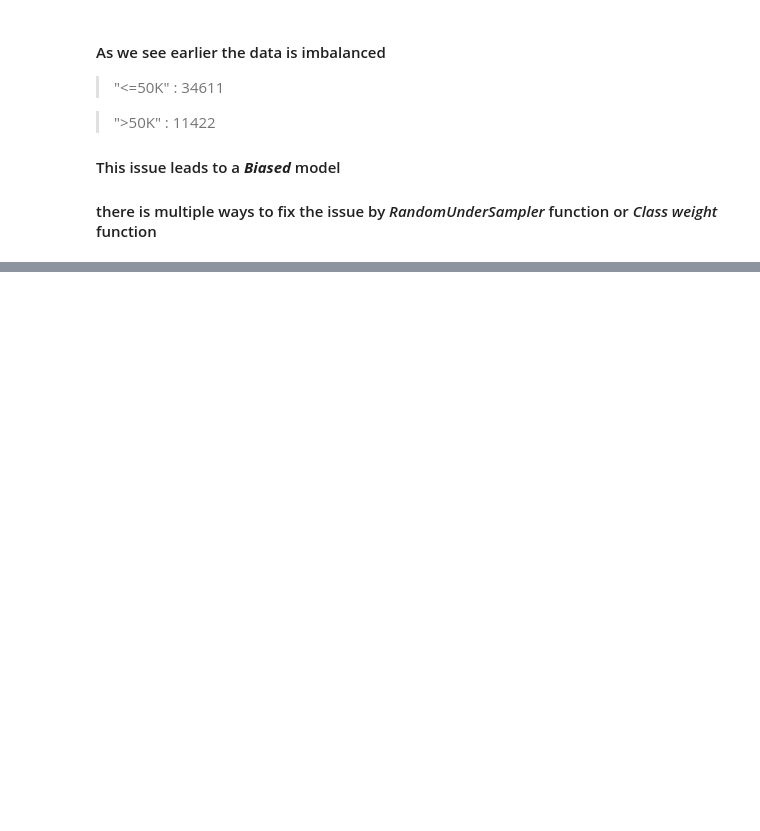
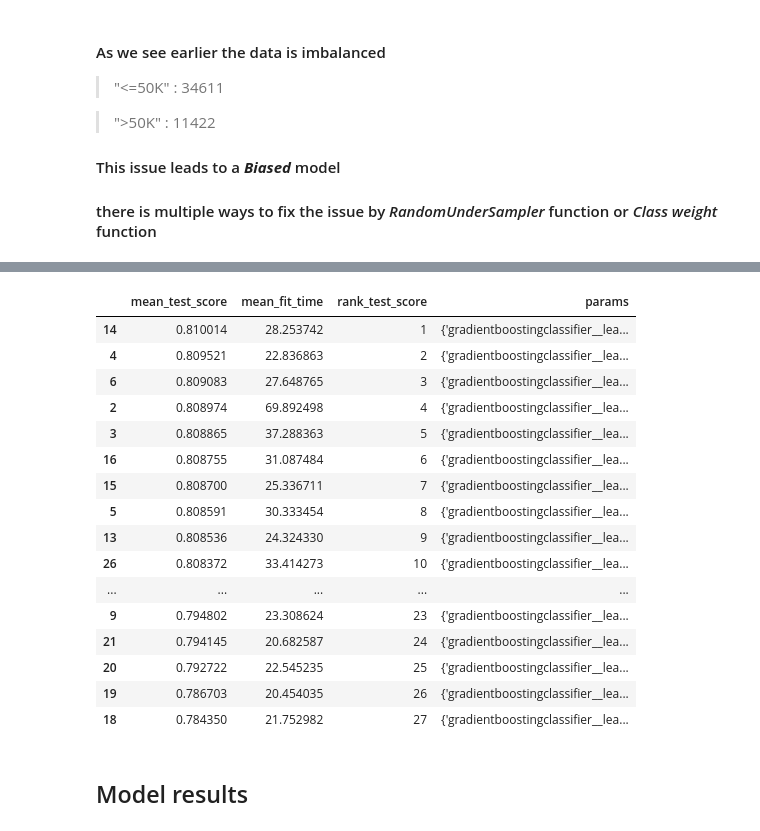
Before and after one commit to Ahmedfull02/AI-MPI, a Jupyter notebook: Adults income predicition using gradient boosting.ipynb, the cells around one changed output, grey strips where cells are left out. Cells and saved outputs as stored; diff of their text form; code cells hidden in the pictures; blank space fills up the shorter version.

```diff
--- a/Adults income predicition using gradient boosting.ipynb
+++ b/Adults income predicition using gradient boosting.ipynb
@@ -383,0 +267,14 @@ weighted avg       0.84      0.84      0.84      4484
+# %%
+# Define the parameter grid for Gradient Boosting Classifier
+param_grid = {
+    'gradientboostingclassifier__n_estimators': [50, 100, 200],
+    'gradientboostingclassifier__learning_rate': [0.1, 0.05, 0.01],
+    'gradientboostingclassifier__max_depth': [3, 5, 7]
+}
+# %%
+# Initialize GridSearchCV with the pipeline and parameter grid
+grid_search = GridSearchCV(pipeline, param_grid, cv=5, scoring='accuracy')
+grid_search
+# Fit the grid search on your data
+# X_train and y_train should be your training data
+grid_search.fit(X_train, y_train)
@@ -383,0 +316,30 @@ weighted avg       0.84      0.84      0.84      4484
+# %%
+# Get the best parameters and model
+best_params = grid_search.best_params_
+best_model = grid_search.best_estimator_
+
+best_params
+# best_model
+
+results_df = pd.DataFrame(grid_search.cv_results_)
+results_df[['mean_test_score','mean_fit_time','rank_test_score','params']].sort_values(by='rank_test_score',ascending=True)
+# %% [output]
+|  | mean_test_score | mean_fit_time | rank_test_score | params |
+| 14 | 0.810014 | 28.253742 | 1 | {'gradientboostingclassifier__lea... |
+| 4 | 0.809521 | 22.836863 | 2 | {'gradientboostingclassifier__lea... |
+| 6 | 0.809083 | 27.648765 | 3 | {'gradientboostingclassifier__lea... |
+| 2 | 0.808974 | 69.892498 | 4 | {'gradientboostingclassifier__lea... |
+| 3 | 0.808865 | 37.288363 | 5 | {'gradientboostingclassifier__lea... |
+| 16 | 0.808755 | 31.087484 | 6 | {'gradientboostingclassifier__lea... |
+| 15 | 0.808700 | 25.336711 | 7 | {'gradientboostingclassifier__lea... |
+| 5 | 0.808591 | 30.333454 | 8 | {'gradientboostingclassifier__lea... |
+| 13 | 0.808536 | 24.324330 | 9 | {'gradientboostingclassifier__lea... |
+| 26 | 0.808372 | 33.414273 | 10 | {'gradientboostingclassifier__lea... |
+| ... | ... | ... | ... | ... |
+| 9 | 0.794802 | 23.308624 | 23 | {'gradientboostingclassifier__lea... |
+| 21 | 0.794145 | 20.682587 | 24 | {'gradientboostingclassifier__lea... |
+| 20 | 0.792722 | 22.545235 | 25 | {'gradientboostingclassifier__lea... |
+| 19 | 0.786703 | 20.454035 | 26 | {'gradientboostingclassifier__lea... |
+| 18 | 0.784350 | 21.752982 | 27 | {'gradientboostingclassifier__lea... |
+# %% [markdown]
+## Model results
```
Also changed, not shown: parts of 59 cells of this notebook, 1 other file.
